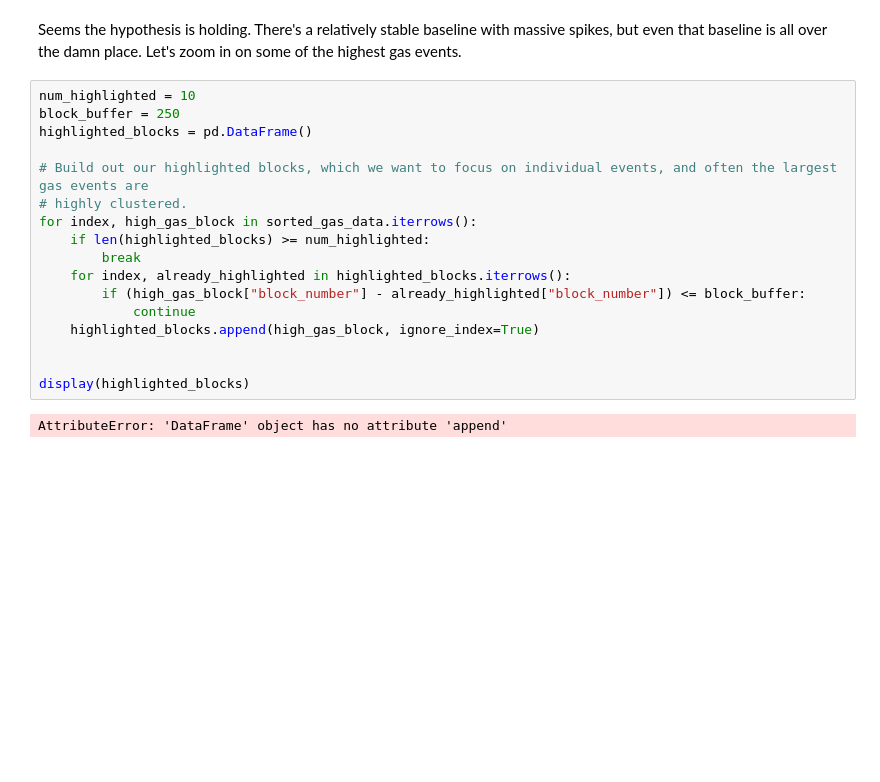
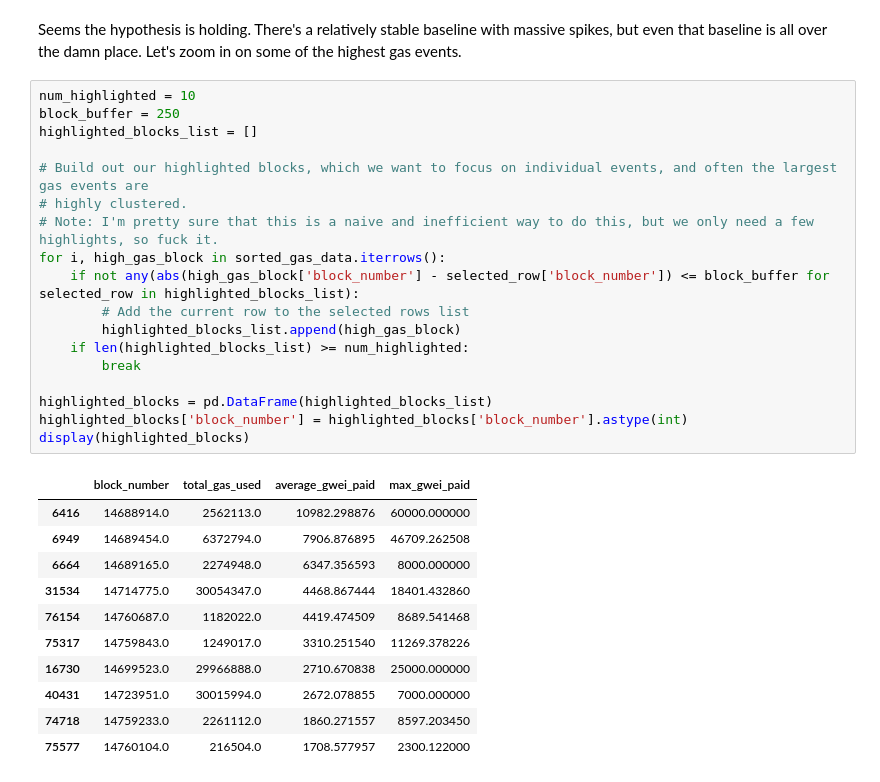
Before and after one commit to kalverra/crazed-nft-fans, a Jupyter notebook: analysis/gas_trends.ipynb, the cells around one changed output. Saved outputs shown, nothing was run; the diff lists cells and outputs as text; blank space fills up the shorter version.

```diff
--- a/analysis/gas_trends.ipynb
+++ b/analysis/gas_trends.ipynb
@@ -60,22 +60,33 @@ Seems the hypothesis is holding. There's a relatively stable baseline with massi
 # %%
 num_highlighted = 10
 block_buffer = 250
-highlighted_blocks = pd.DataFrame()
+highlighted_blocks_list = []
 
 # Build out our highlighted blocks, which we want to focus on individual events, and often the largest gas events are
 # highly clustered.
-for index, high_gas_block in sorted_gas_data.iterrows():
-    if len(highlighted_blocks) >= num_highlighted:
+# Note: I'm pretty sure that this is a naive and inefficient way to do this, but we only need a few highlights, so fuck it.
+for i, high_gas_block in sorted_gas_data.iterrows():
+    if not any(abs(high_gas_block['block_number'] - selected_row['block_number']) <= block_buffer for selected_row in highlighted_blocks_list):
+        # Add the current row to the selected rows list
+        highlighted_blocks_list.append(high_gas_block)
+    if len(highlighted_blocks_list) >= num_highlighted:
         break
-    for index, already_highlighted in highlighted_blocks.iterrows():
-        if (high_gas_block["block_number"] - already_highlighted["block_number"]) <= block_buffer:
-            continue
-    highlighted_blocks.append(high_gas_block, ignore_index=True)
 
-
+highlighted_blocks = pd.DataFrame(highlighted_blocks_list)
+highlighted_blocks['block_number'] = highlighted_blocks['block_number'].astype(int)
 display(highlighted_blocks)
 # %% [output]
-AttributeError: 'DataFrame' object has no attribute 'append'
+|  | block_number | total_gas_used | average_gwei_paid | max_gwei_paid |
+| 6416 | 14688914.0 | 2562113.0 | 10982.298876 | 60000.000000 |
+| 6949 | 14689454.0 | 6372794.0 | 7906.876895 | 46709.262508 |
+| 6664 | 14689165.0 | 2274948.0 | 6347.356593 | 8000.000000 |
+| 31534 | 14714775.0 | 30054347.0 | 4468.867444 | 18401.432860 |
+| 76154 | 14760687.0 | 1182022.0 | 4419.474509 | 8689.541468 |
+| 75317 | 14759843.0 | 1249017.0 | 3310.251540 | 11269.378226 |
+| 16730 | 14699523.0 | 29966888.0 | 2710.670838 | 25000.000000 |
+| 40431 | 14723951.0 | 30015994.0 | 2672.078855 | 7000.000000 |
+| 74718 | 14759233.0 | 2261112.0 | 1860.271557 | 8597.203450 |
+| 75577 | 14760104.0 | 216504.0 | 1708.577957 | 2300.122000 |
 # %%
 fig, highlight_ax = plt.subplots(nrows=num_highlighted//2, ncols=2, figsize=(13, num_highlighted*4))
 
```
Also changed, not shown: parts of 2 cells of this notebook, 1 other file.
